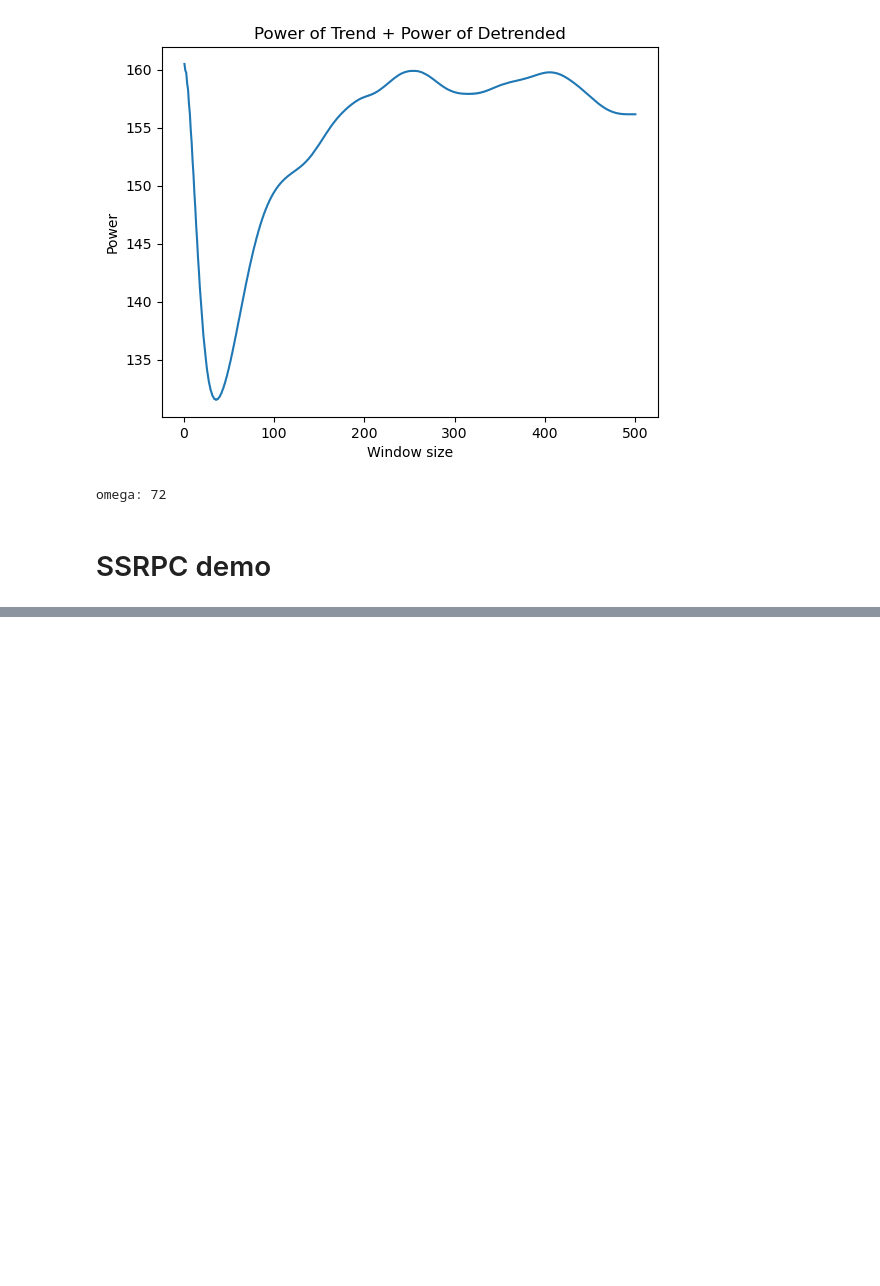
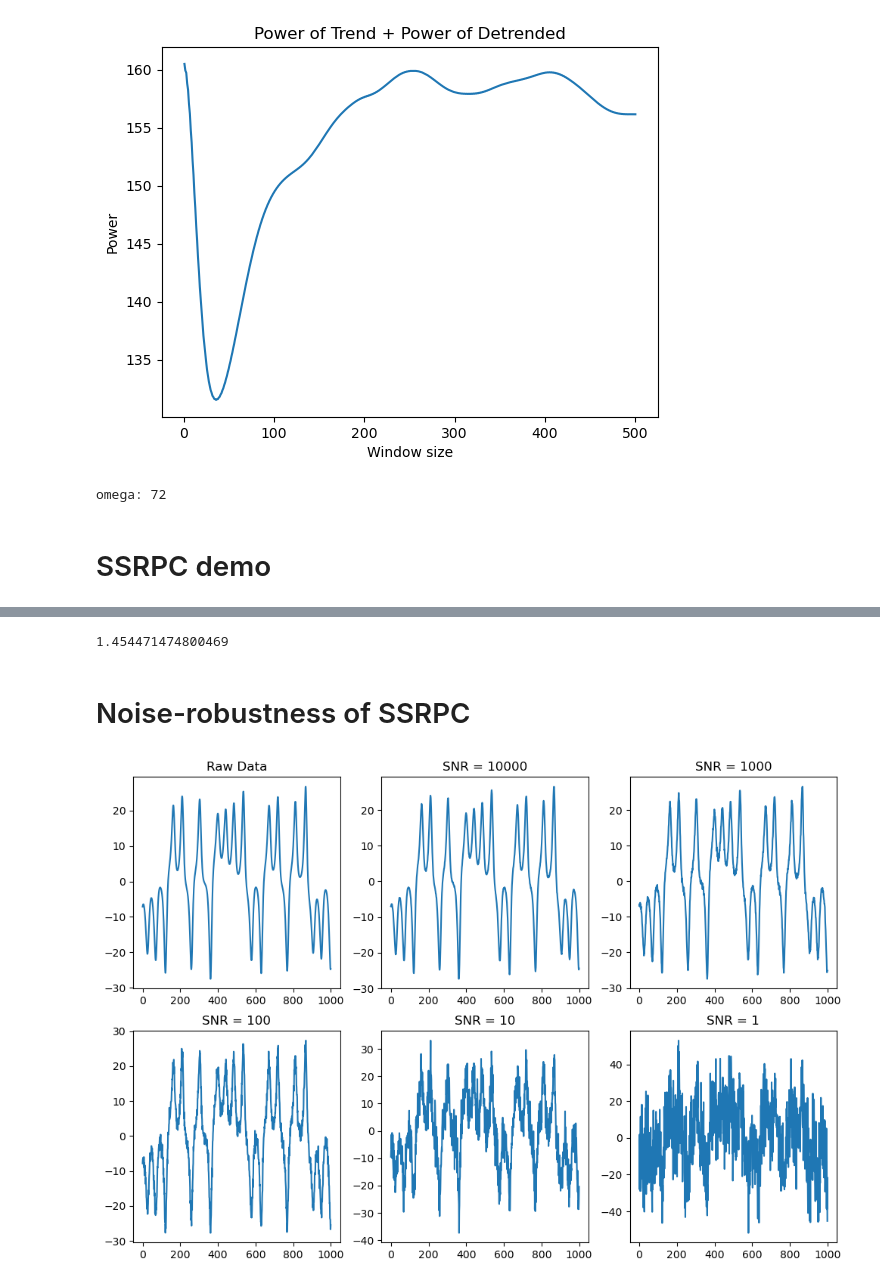
Before and after one commit to Lee-Jun-Hyuk-37/SSRPC, a Jupyter notebook: demo.ipynb, the cells around one changed output, grey strips where cells are left out. Drawn from its saved outputs; the diff is of its cells as text; code cells hidden in the pictures; blank space fills up the shorter version.

Commit message:
noise-robustness in demo added

```diff
--- a/demo.ipynb
+++ b/demo.ipynb
@@ -13,7 +13,8 @@ sample = 0.01  # sampling period
 x0 = [0.62225717, -0.08232857, 30.60845379]  # initial condition
 
 # generate Lorenz system data
-lorenz_x = data.lorenz(length=1000 + 15000, sample=sample, x0=x0, sigma=16.0, beta=4.0, rho=45.92)[1][:, 0]
+lorenz_x = data.lorenz(length=1000 + 15000, sample=sample, x0=x0, sigma=16.0, beta=4.0, rho=45.92)[1]
+lorenz_x = lorenz_x[1000:, 0]  # use data after transient section
 # %% [markdown]
 # STPDP demo
 # %%
@@ -43,0 +40,45 @@ print(mle)
+# %%
+mle = ssrpc.mle((0, 250))
+print(mle)
+# %% [output]
+1.454471474800469
+# %% [markdown]
+# Noise-robustness of SSRPC
+# %%
+# generate noisy data (SNR=10000 ~ 1)
+signal = lorenz_x
+signal_power = np.mean((signal - np.mean(signal))**2)
+
+noisy_data_list = [signal]
+for snr in [10000, 1000, 100, 10, 1]:
+    noise = np.random.normal(0, np.sqrt(signal_power/snr), len(signal))
+    noisy_data = signal + noise
+    noisy_data_list.append(noisy_data)
+# %%
+# see how noisy the data are
+fig = plt.figure(figsize=(12, 8))
+
+ax1 = fig.add_subplot(2, 3, 1)
+ax2 = fig.add_subplot(2, 3, 2)
+ax3 = fig.add_subplot(2, 3, 3)
+ax4 = fig.add_subplot(2, 3, 4)
+ax5 = fig.add_subplot(2, 3, 5)
+ax6 = fig.add_subplot(2, 3, 6)
+
+ax1.plot(noisy_data_list[0][:1000])
+ax2.plot(noisy_data_list[1][:1000])
+ax3.plot(noisy_data_list[2][:1000])
+ax4.plot(noisy_data_list[3][:1000])
+ax5.plot(noisy_data_list[4][:1000])
+ax6.plot(noisy_data_list[5][:1000])
+
+ax1.set_title("Raw Data")
+ax2.set_title("SNR = 10000")
+ax3.set_title("SNR = 1000")
+ax4.set_title("SNR = 100")
+ax5.set_title("SNR = 10")
+ax6.set_title("SNR = 1")
+
+plt.show()
+# %% [output]
+[figure, added]
```
Also changed, not shown: parts of 8 cells of this notebook.
